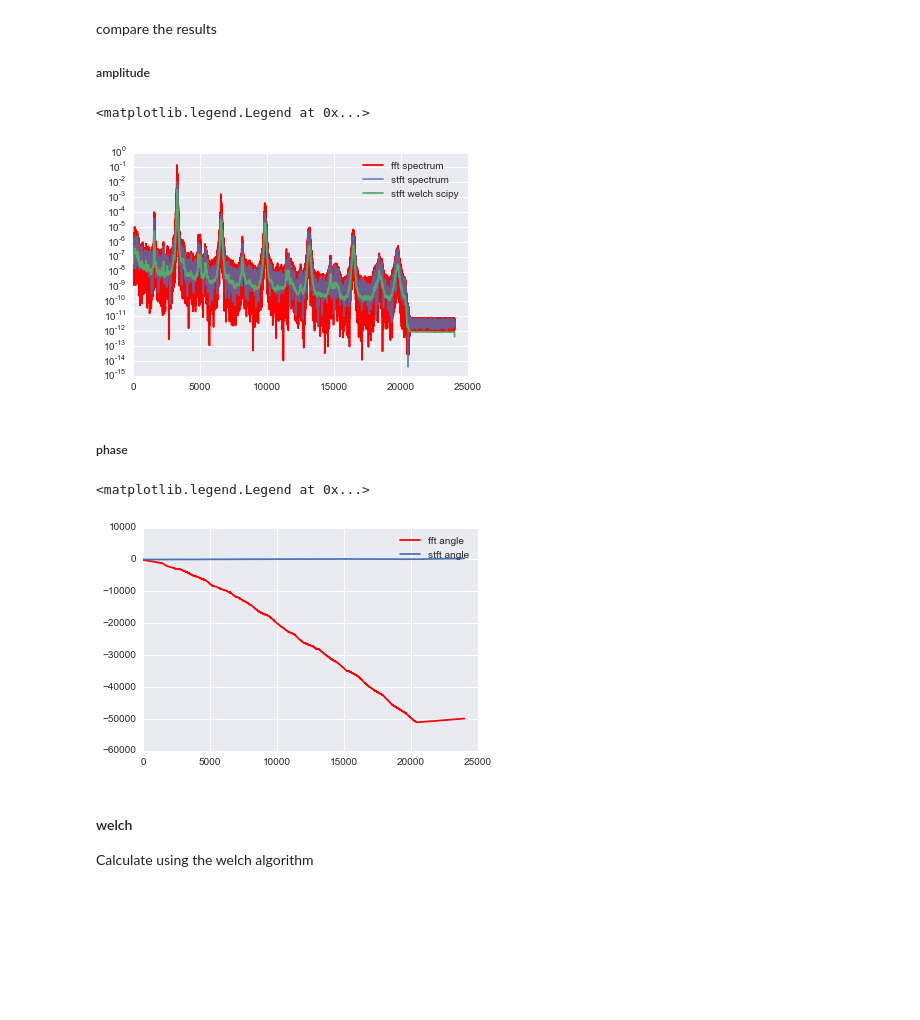
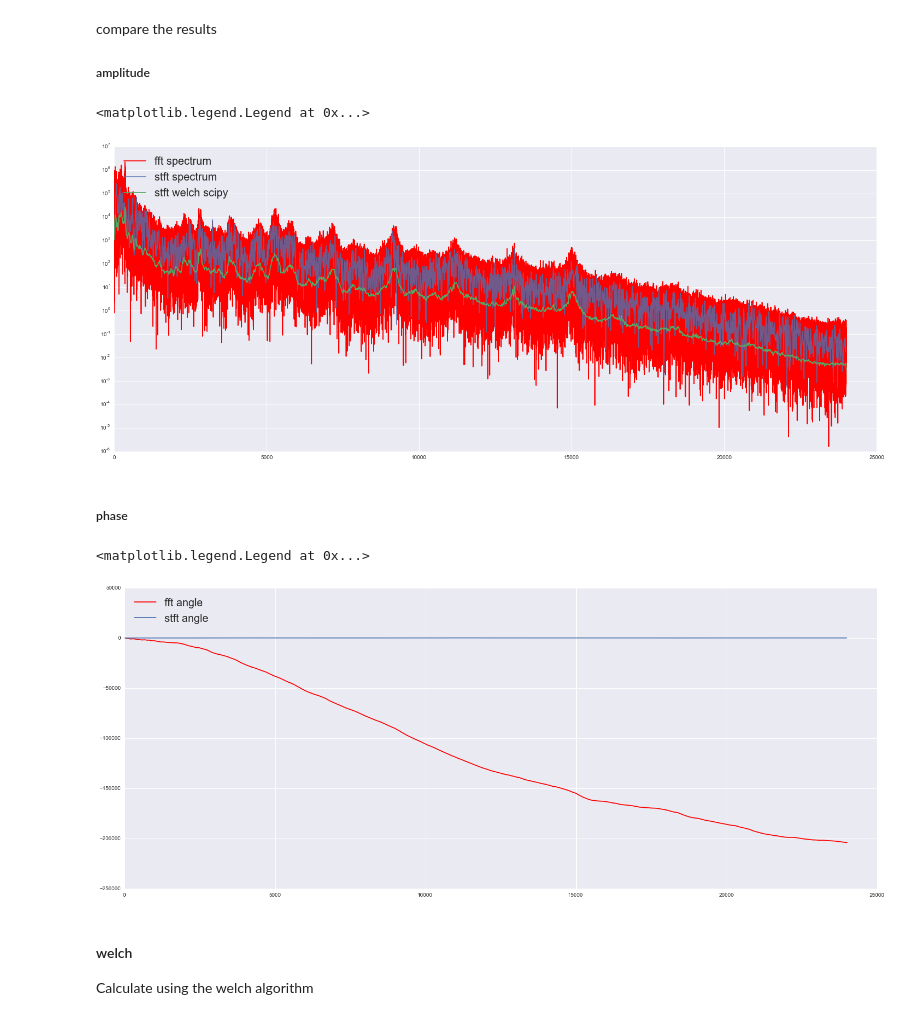
Before and after one commit to LucMiaz/KG, a Jupyter notebook: mySTFT/example.ipynb, the cells around one changed output. Saved outputs shown, nothing was run; the diff lists cells and outputs as text; code cells hidden in the pictures; blank space fills up the shorter version.

```diff
--- a/mySTFT/example.ipynb
+++ b/mySTFT/example.ipynb
@@ -30,3 +27,6 @@ sn = sn[5*sR:9*sR]
+# %%
+wavPath = 'D:\GitHub\myKG\Measurements_example\\various_passby\\zischen.wav'
+sR, sn = read(wavPath)
 # %% [markdown]
 ### stft calculations
 #### Set the stft parameters
@@ -85,9 +86,9 @@ plot_spectrogram(X, param, ax, freqscale = 'lin', t0 = 3, tmin = 0, tmax =7, fmi
 calculate the spectrum directly using fft
 # %%
 N2 = len(xPadded)
-Xs2 = fft(xPadded,n=N2)
+Xs2 = sp.fftpack.fft(xPadded,n=N2)
 df2 = sR/N2
-freq2 = fftfreq(N2,1/sR)
+freq2 = sp.fftpack.fftfreq(N2,1/sR)
 PSD2 = (2*abs(Xs2[1:N2//2]/sR)**2)
 # %% [markdown]
 Calculate the spectrum using the stftand the relation $X(k) = \sum_m X(k,m)$.
@@ -101,17 +102,17 @@ compare the  results
 # %%
 #scipy welch function
 freqw2, PSDw2 = scipy.signal.welch(xPadded, fs=sR, window=window, nperseg = M, noverlap = M//ola, scaling = 'density')
 #plot
 f, ax = plt.subplots(1,sharex = True)
 ax.plot(freq2[1:N2//2],PSD2,'-r',label = 'fft spectrum')
 ax.plot(freq[1:N//2],PSD,'-', label = 'stft spectrum', alpha = 0.8)
 ax.plot(freqw2, PSDw2,'-', label = 'stft welch scipy', alpha = 1)
 ax.set_yscale('log')
 ax.grid(True)
-ax.legend()
+ax.legend(loc=2,prop={'size':20})
 # %% [output]
 <matplotlib.legend.Legend at 0x...>
-[figure, old version]
+[figure, new version]
 # %% [markdown]
 ##### phase
 # %%
@@ -119,10 +120,10 @@ f, ax = plt.subplots(1,sharex = True)
 ax.plot(freq2[1:N2//2], np.unwrap(np.angle(Xs2))[1:N2//2],'-r',label = 'fft angle ')
 ax.plot(freq[1:N//2], np.unwrap(np.angle(Xs))[1:N//2],'-',label = 'stft angle ')
 ax.grid(True)
-ax.legend()
+ax.legend(loc=2,prop={'size':20})
 # %% [output]
 <matplotlib.legend.Legend at 0x...>
-[figure, old version]
+[figure, new version]
 # %% [markdown]
 #### welch
 Calculate using the welch algorithm
```
Also changed, not shown: parts of 6 cells of this notebook, 2 other files.
